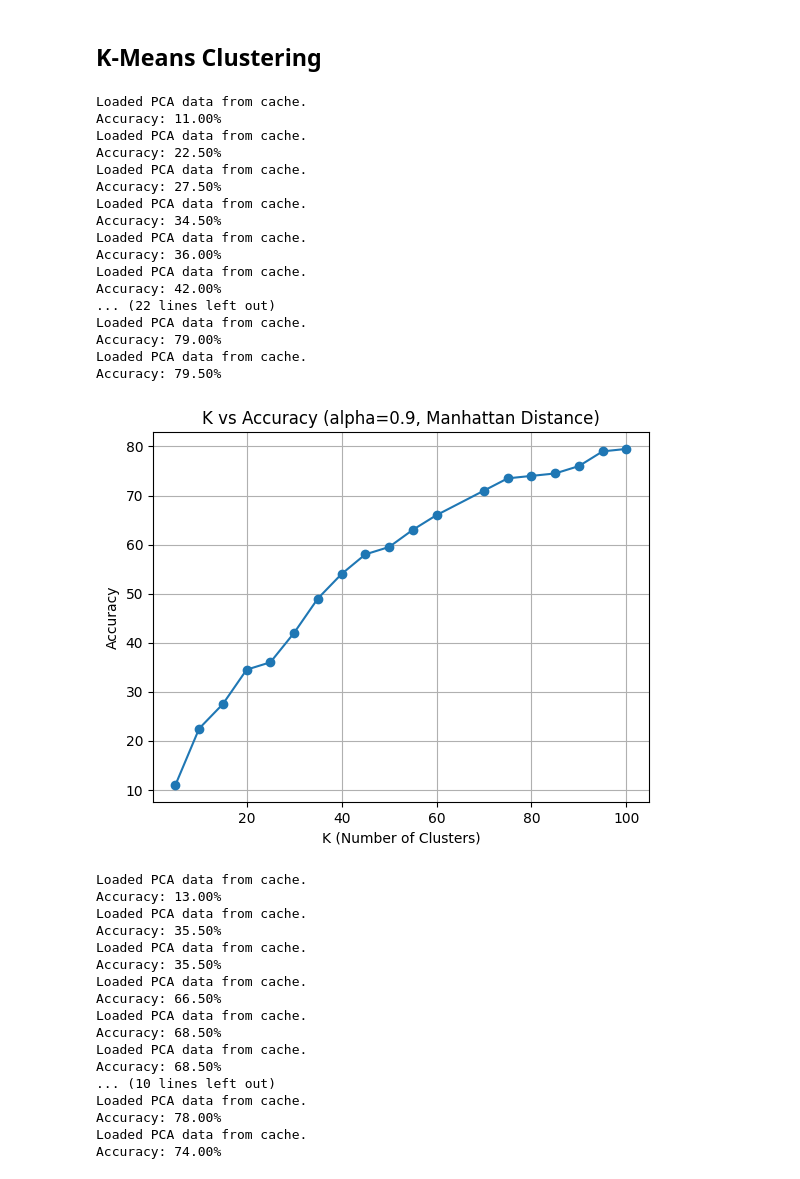
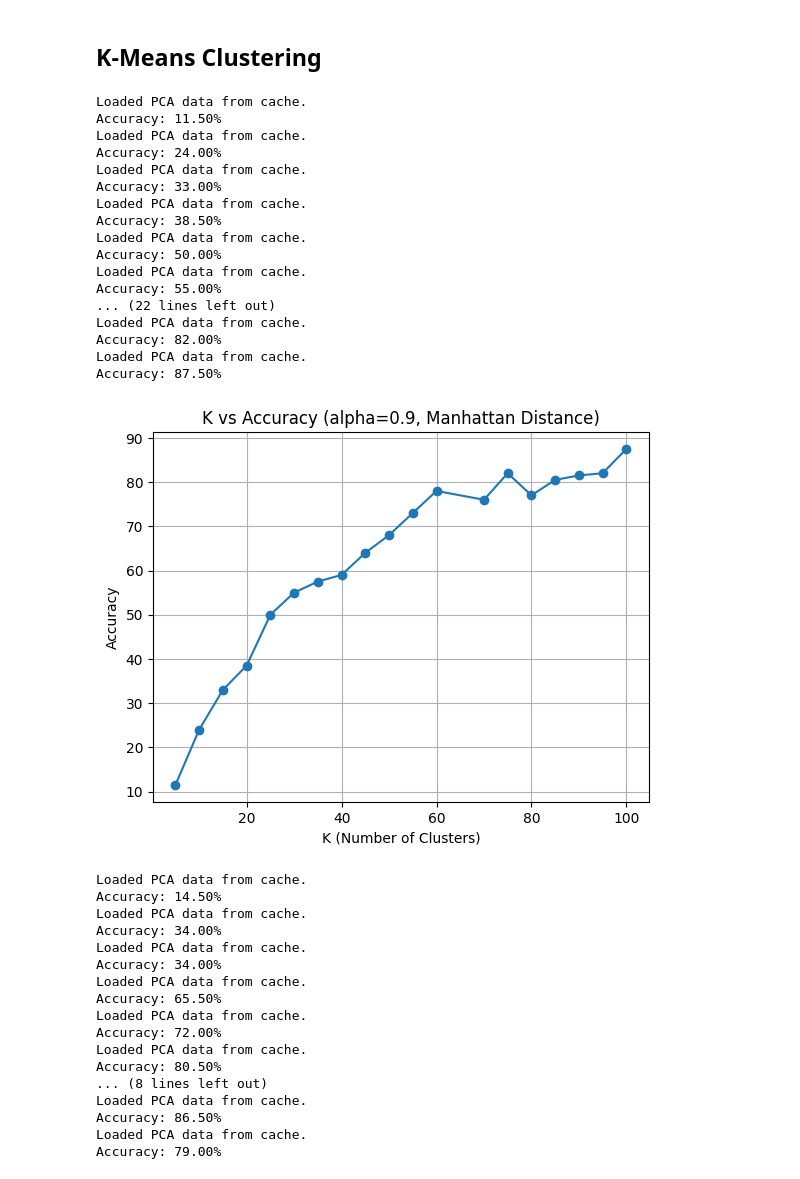
Before and after one commit to ahmedyoussefg/Face-Recognition-ORL, a Jupyter notebook: face_recognition.ipynb, the cells around one changed output. Drawn from its saved outputs; the diff is of its cells as text; code cells hidden in the pictures.

Commit message:
use multiple initializations

```diff
--- a/face_recognition.ipynb
+++ b/face_recognition.ipynb
@@ -291,14 +315,14 @@ class KMeans:
         predicted_labels = np.array([self.cluster_to_label[cluster_id] for cluster_id in assigned_clusters])
         return predicted_labels
 # %%
-def evaluate_model(X_train, y_train, X_test, y_test, n_clusters=40,alpha=0.9, distance_strategy=EuclideanDistance):
+def evaluate_model(X_train, y_train, X_test, y_test, n_clusters=40,alpha=0.9, random_initializations_limit = 100, distance_strategy=EuclideanDistance):
     # get PCs and transform the data
     pca = PCA(cache_dir="pca_results")
     pca.fit(X_train)
     X_pca, _ = pca.transform(X_train, threshold=alpha)
 
     # Initialize KMeans with the specified distance strategy and fit the model
-    kmeans = KMeans(n_clusters=n_clusters, distance_strategy=distance_strategy)
+    kmeans = KMeans(n_clusters=n_clusters, random_initializations_limit=random_initializations_limit, distance_strategy=distance_strategy)
     kmeans.fit(X_pca)
     kmeans.assign_labels_to_clusters(y_train)
 
@@ -317,11 +341,11 @@ import matplotlib.pyplot as plt
 def kmean_analysis(X, y):
 
     k_values = [5, 10, 15, 20, 25, 30,35, 40,45, 50, 55, 60,70, 75, 80, 85, 90, 95, 100]
-    alpha_values = [0.1,0.2,0.3,0.4,0.5,0.5,0.6,0.7, 0.8, 0.85, 0.9, 0.95, 0.99]
+    alpha_values = [0.1,0.2,0.3,0.4,0.5,0.6,0.7,0.8, 0.85, 0.9, 0.95, 0.99]
 
     acc_vs_k = []
     for K in k_values:
-        accuracy = evaluate_model(X_train, y_train, X_test, y_test, n_clusters=K, alpha=0.9, distance_strategy=ManhattanDistance)
+        accuracy = evaluate_model(X_train, y_train, X_test, y_test, n_clusters=K, alpha=0.9,random_initializations_limit=100, distance_strategy = ManhattanDistance)
         acc_vs_k.append(accuracy)
 
     # Plot Accuracy vs K
@@ -331,57 +355,57 @@ def kmean_analysis(X, y):
     plt.ylabel('Accuracy')
     plt.title('K vs Accuracy (alpha=0.9, Manhattan Distance)')
     plt.grid(True)
     plt.show()
 
     acc_vs_alpha = []
     for alpha in alpha_values:
-        accuracy = evaluate_model(X_train, y_train, X_test, y_test, n_clusters=100, alpha=alpha, distance_strategy=ManhattanDistance)
+        accuracy = evaluate_model(X_train, y_train, X_test, y_test, n_clusters=100, alpha=alpha,random_initializations_limit=100, distance_strategy = ManhattanDistance)
         acc_vs_alpha.append(accuracy)
 
     # Plot Accuracy vs Alpha
     plt.figure()
     plt.plot(alpha_values, acc_vs_alpha, marker='o')
     plt.xlabel('Alpha (PCA Threshold)')
     plt.ylabel('Accuracy')
     plt.title('Alpha vs Accuracy (K=100, Manhattan Distance)')
     plt.grid(True)
     plt.show()
 
 kmean_analysis(X_train, y_train)
 kmean_analysis(X_test, y_test)
 # %% [output]
 Loaded PCA data from cache.
-Accuracy: 11.00%
+Accuracy: 11.50%
 Loaded PCA data from cache.
-Accuracy: 22.50%
+Accuracy: 24.00%
 Loaded PCA data from cache.
-Accuracy: 27.50%
+Accuracy: 33.00%
 Loaded PCA data from cache.
-Accuracy: 34.50%
+Accuracy: 38.50%
 Loaded PCA data from cache.
-Accuracy: 36.00%
+Accuracy: 50.00%
 Loaded PCA data from cache.
-Accuracy: 42.00%
+Accuracy: 55.00%
 ... (22 lines left out)
 Loaded PCA data from cache.
-Accuracy: 79.00%
+Accuracy: 82.00%
 Loaded PCA data from cache.
-Accuracy: 79.50%
+Accuracy: 87.50%
-[figure, old version]
+[figure, new version]
 Loaded PCA data from cache.
-Accuracy: 13.00%
+Accuracy: 14.50%
 Loaded PCA data from cache.
-Accuracy: 35.50%
+Accuracy: 34.00%
 Loaded PCA data from cache.
-Accuracy: 35.50%
+Accuracy: 34.00%
 Loaded PCA data from cache.
-Accuracy: 66.50%
+Accuracy: 65.50%
 Loaded PCA data from cache.
-Accuracy: 68.50%
+Accuracy: 72.00%
 Loaded PCA data from cache.
-Accuracy: 68.50%
-... (10 lines left out)
+Accuracy: 80.50%
+... (8 lines left out)
 Loaded PCA data from cache.
-Accuracy: 78.00%
+Accuracy: 86.50%
 Loaded PCA data from cache.
-Accuracy: 74.00%
+Accuracy: 79.00%
```
Also changed, not shown: parts of 2 cells of this notebook.
